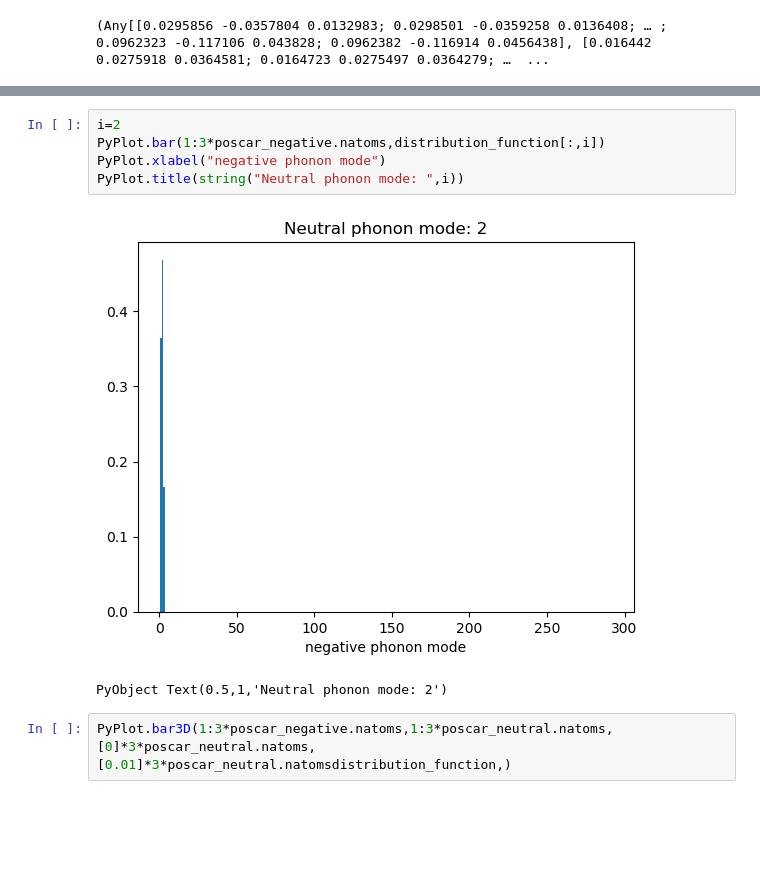
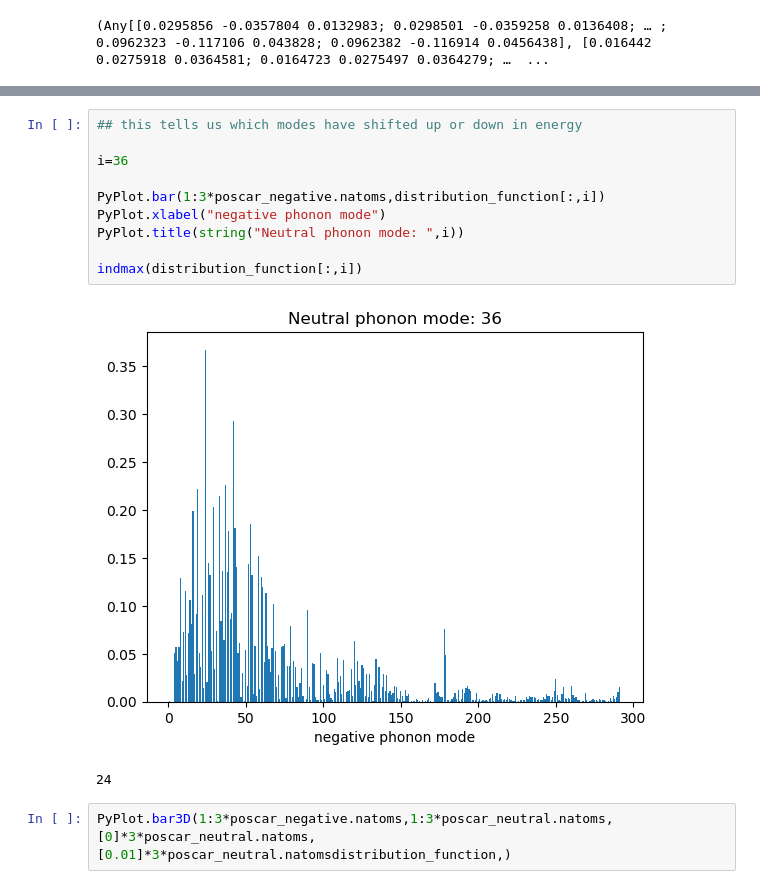
Before and after one commit to lucydot/Julia-Phonons, a Jupyter notebook: Notebook.ipynb, the cells around one changed output, grey strips where cells are left out. Cells and saved outputs as stored; diff of their text form; blank space fills up the shorter version.

```diff
--- a/Notebook.ipynb
+++ b/Notebook.ipynb
@@ -66,11 +122,16 @@ distribution_function = reshape(distribution_function,3*poscar_negative.natoms,3
 # %%
-i=2
+## this tells us which modes have shifted up or down in energy
+
+i=36
+
 PyPlot.bar(1:3*poscar_negative.natoms,distribution_function[:,i])
 PyPlot.xlabel("negative phonon mode")
 PyPlot.title(string("Neutral phonon mode: ",i))
+
+indmax(distribution_function[:,i])
 # %% [output]
-[figure, old version]
+[figure, new version]
-PyObject Text(0.5,1,'Neutral phonon mode: 2')
+24
 # %%
 PyPlot.bar3D(1:3*poscar_negative.natoms,1:3*poscar_neutral.natoms,[0]*3*poscar_neutral.natoms,[0.01]*3*poscar_neutral.natomsdistribution_function,)
 # %% [output]
```
Also changed, not shown: parts of 11 cells of this notebook.
